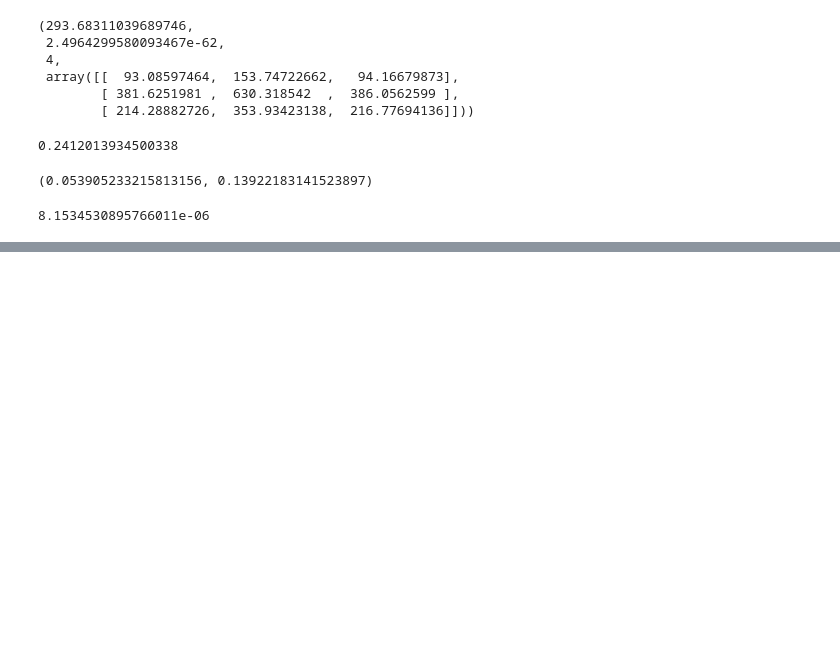
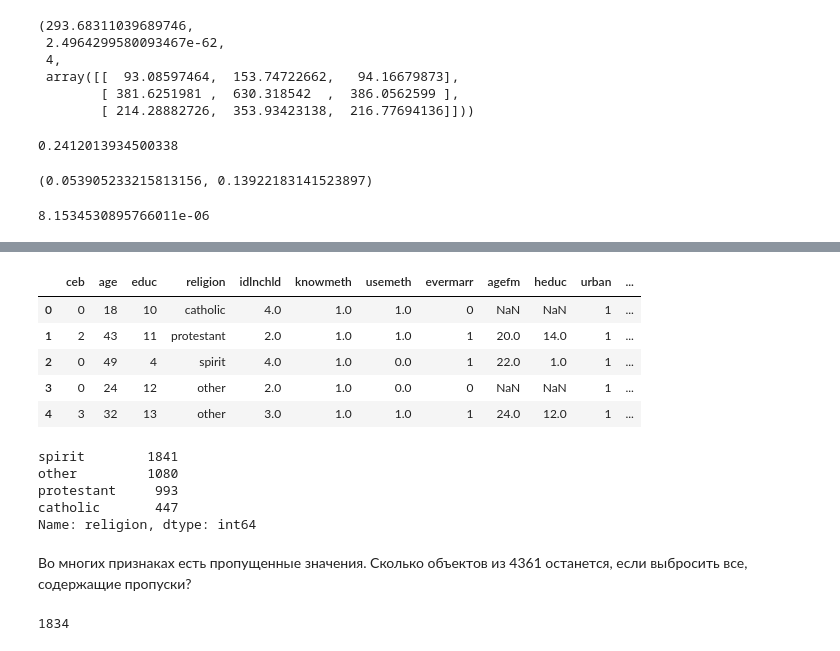
Before and after one commit to AndreyEzhov/coursera_ML, a Jupyter notebook: Step4/Week3/Tests.ipynb, the cells around one changed output, grey strips where cells are left out. Saved outputs shown, nothing was run; the diff lists cells and outputs as text; code cells hidden in the pictures; blank space fills up the shorter version.

```diff
--- a/Step4/Week3/Tests.ipynb
+++ b/Step4/Week3/Tests.ipynb
@@ -166,0 +189,24 @@ proportions_diff_z_test(proportions_diff_z_stat_ind(mal, fem))
+# %%
+raw = pd.read_csv("botswana.tsv", sep="\t", index_col=False)
+raw.head()
+# %% [output]
+|  | ceb | age | educ | religion | idlnchld | knowmeth | usemeth | evermarr | agefm | heduc | urban | ... |
+| 0 | 0 | 18 | 10 | catholic | 4.0 | 1.0 | 1.0 | 0 | NaN | NaN | 1 | ... |
+| 1 | 2 | 43 | 11 | protestant | 2.0 | 1.0 | 1.0 | 1 | 20.0 | 14.0 | 1 | ... |
+| 2 | 0 | 49 | 4 | spirit | 4.0 | 1.0 | 0.0 | 1 | 22.0 | 1.0 | 1 | ... |
+| 3 | 0 | 24 | 12 | other | 2.0 | 1.0 | 0.0 | 0 | NaN | NaN | 1 | ... |
+| 4 | 3 | 32 | 13 | other | 3.0 | 1.0 | 1.0 | 1 | 24.0 | 12.0 | 1 | ... |
+# %%
+print raw.religion.value_counts()
+# %% [output]
+spirit        1841
+other         1080
+protestant     993
+catholic       447
+Name: religion, dtype: int64
+# %% [markdown]
+Во многих признаках есть пропущенные значения. Сколько объектов из 4361 останется, если выбросить все, содержащие пропуски?
+# %%
+len(raw.dropna())
+# %% [output]
+1834
```
Also changed, not shown: parts of 30 cells of this notebook, 29 other files.
